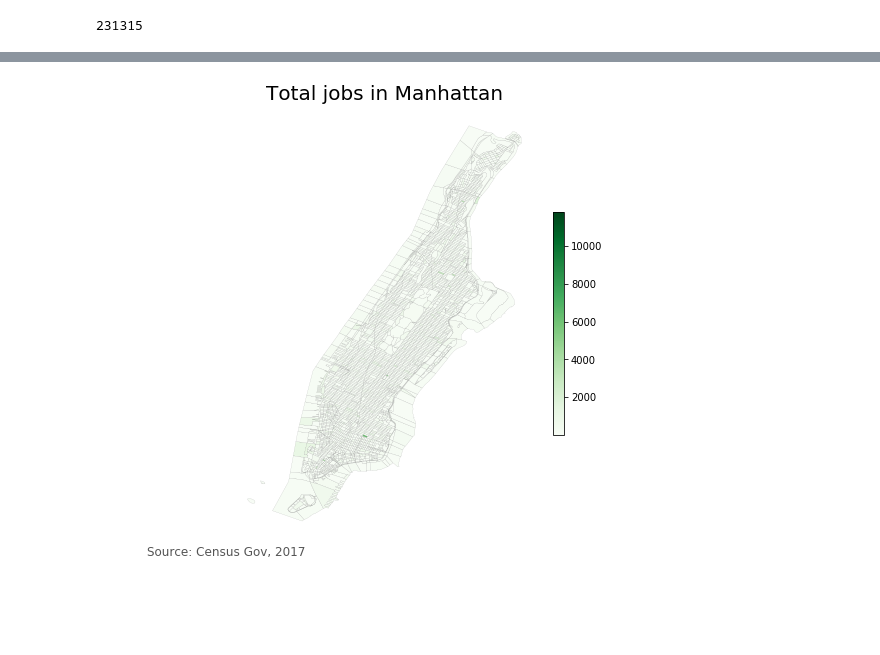
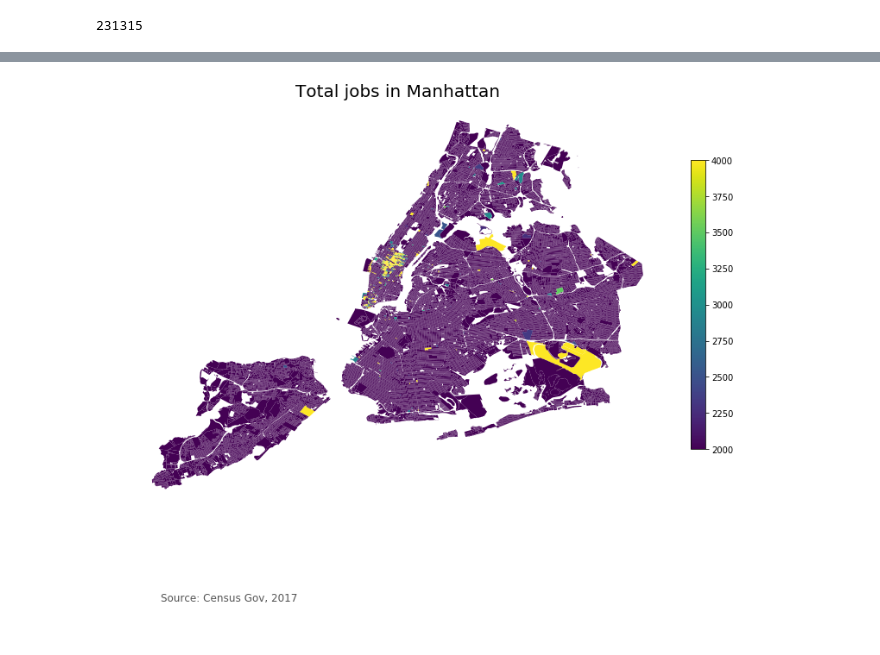
Before and after one commit to lanyu0322/phd_semester1, a Jupyter notebook: NYC_jobs.ipynb, the cells around one changed output, grey strips where cells are left out. Saved outputs shown, nothing was run; the diff lists cells and outputs as text; code cells hidden in the pictures; blank space fills up the shorter version.

```diff
--- a/NYC_jobs.ipynb
+++ b/NYC_jobs.ipynb
@@ -161,17 +155,19 @@ See the caveats in the documentation: http://pandas.pydata.org/pandas-docs/stabl
 # %%
 #6. plot the map of 2
 
 # set the filepath and load in a shapefile
 # check data type so we can see that this is not a normal dataframe, but a GEOdataframe
 nyc_jobs = "total"
-vmin, vmax = 1, 11814
-fig, ax = plt.subplots(1, figsize=(8,8))
-sub.plot(column=nyc_jobs, cmap='Greens', linewidth=0.08, ax=ax, edgecolor='0.3')
+# vmin, vmax = 0, 28323 #better way: sub['total'].min()/max
+vmin, vmax = 2000, 4000 #better way: sub['total'].min()/max
+fig, ax = plt.subplots(1, figsize=(12, 12))
+sub_nz.plot(column=nyc_jobs, cmap='viridis', linewidth=0.0, ax=ax, edgecolor='0.3', vmin=vmin, vmax=vmax)
 ax.axis("off")
 ax.set_title("Total jobs in Manhattan", fontdict={"fontsize": "20", "fontweight": "7"})
 ax.annotate("Source: Census Gov, 2017",xy=(0.1, .08),  xycoords="figure fraction", horizontalalignment="left", verticalalignment="top", fontsize=12, color="#555555")
-sm = plt.cm.ScalarMappable(cmap='Greens', norm=plt.Normalize(vmin=vmin, vmax=vmax)) # Create colorbar as a legend #这里网上搜到的也没有看懂
-sm._A = [] # empty array for the data range#这里网上搜到的也没有看懂
+# Create colorbar as a legend
+sm = plt.cm.ScalarMappable(cmap='viridis', norm=plt.Normalize(vmin=vmin, vmax=vmax))                # normalize意思就是把所有的数据都归一化，意思就是把所有数据按比例整理一下，这里的比例就是括号里的最大最小值，比如有5个数[1.34, 3.34, 4.32, 3, 5.43], 按[0,1]归一化以后就是 [0.134, 0.334, 0.432, 0.3, 0.543]
+sm._A = [] # empty array for the data range                                                   # 我查了一下源码，_A应该是这个cm （color map）的一个变量，是一个数组，意思就是标识数据范围的一个array，应该不用管，传个空的就是了
 cbar = fig.colorbar(sm,fraction=0.025, pad=0.04) # add the colorbar to the figure
 # %% [output]
-[figure, old version]
+[figure, new version]
```
Also changed, not shown: parts of 23 cells of this notebook.
